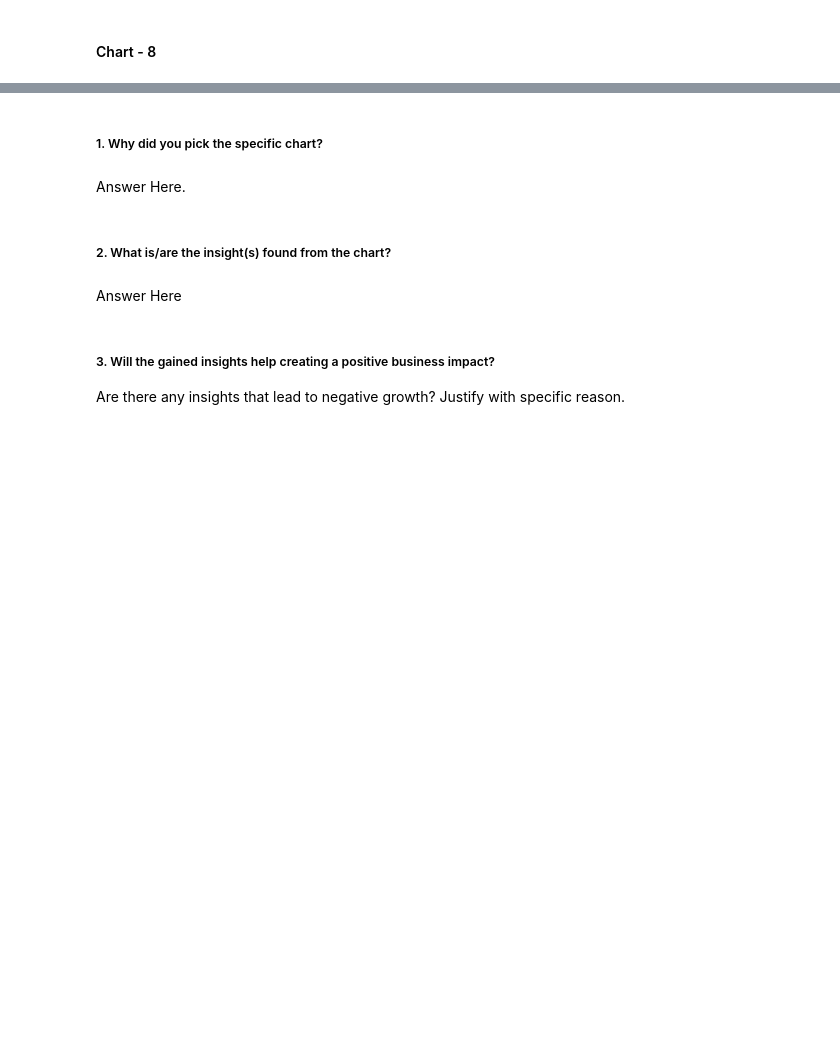
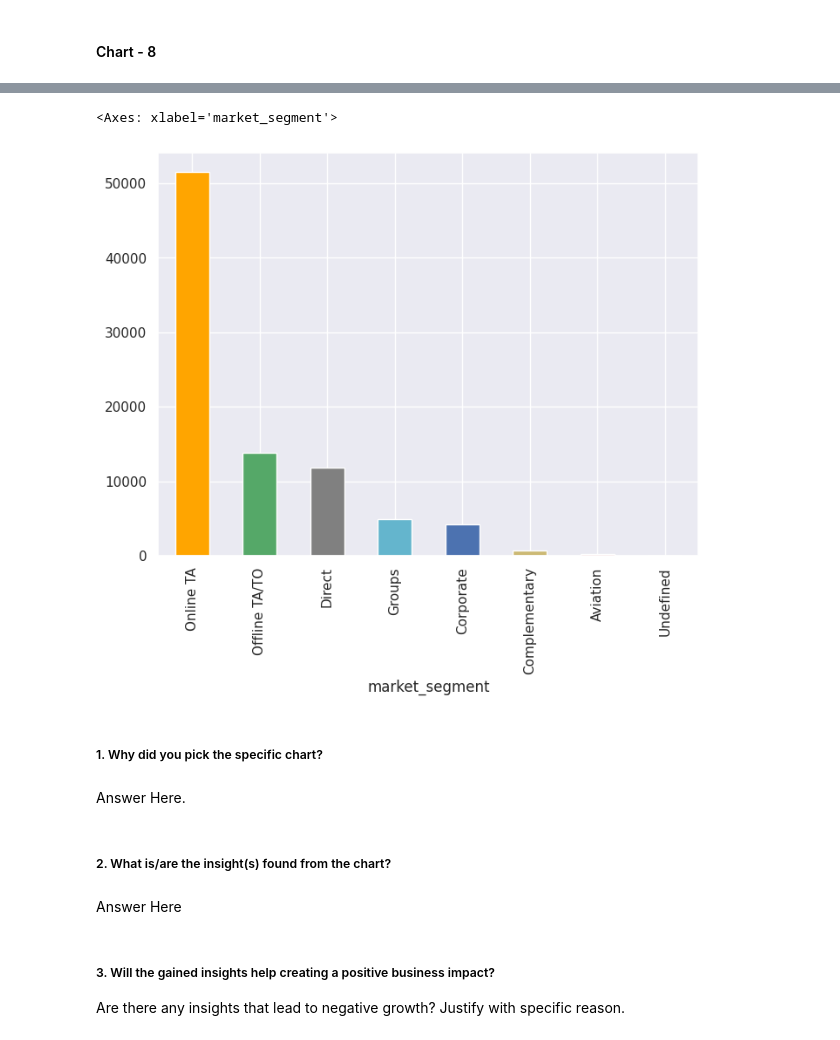
Before and after one commit to meenakshimalik433/Hotel-Booking-Analysis, a Jupyter notebook: Capstone_project_Hotel_Booking_Analysis.ipynb, the cells around one changed output, grey strips where cells are left out. Saved outputs shown, nothing was run; the diff lists cells and outputs as text; code cells hidden in the pictures; blank space fills up the shorter version.

```diff
--- a/Capstone_project_Hotel_Booking_Analysis.ipynb
+++ b/Capstone_project_Hotel_Booking_Analysis.ipynb
@@ -655,3 +741,11 @@ Answer Here
+# %%
+market_segment_df=pd.DataFrame(new_hotel_df['market_segment'])
+market_segment_df_data=market_segment_df.groupby('market_segment')['market_segment'].count()
+market_segment_df_data.sort_values(ascending=False, inplace=True)
+market_segment_df_data.plot(kind='bar', color=['orange','g', 'gray', 'c', 'b', 'y', 'r','black' ])
+# %% [output]
+<Axes: xlabel='market_segment'>
+[figure, added]
 # %% [markdown]
 ##### 1. Why did you pick the specific chart?
 # %% [markdown]
```
Also changed, not shown: parts of 46 cells of this notebook.
